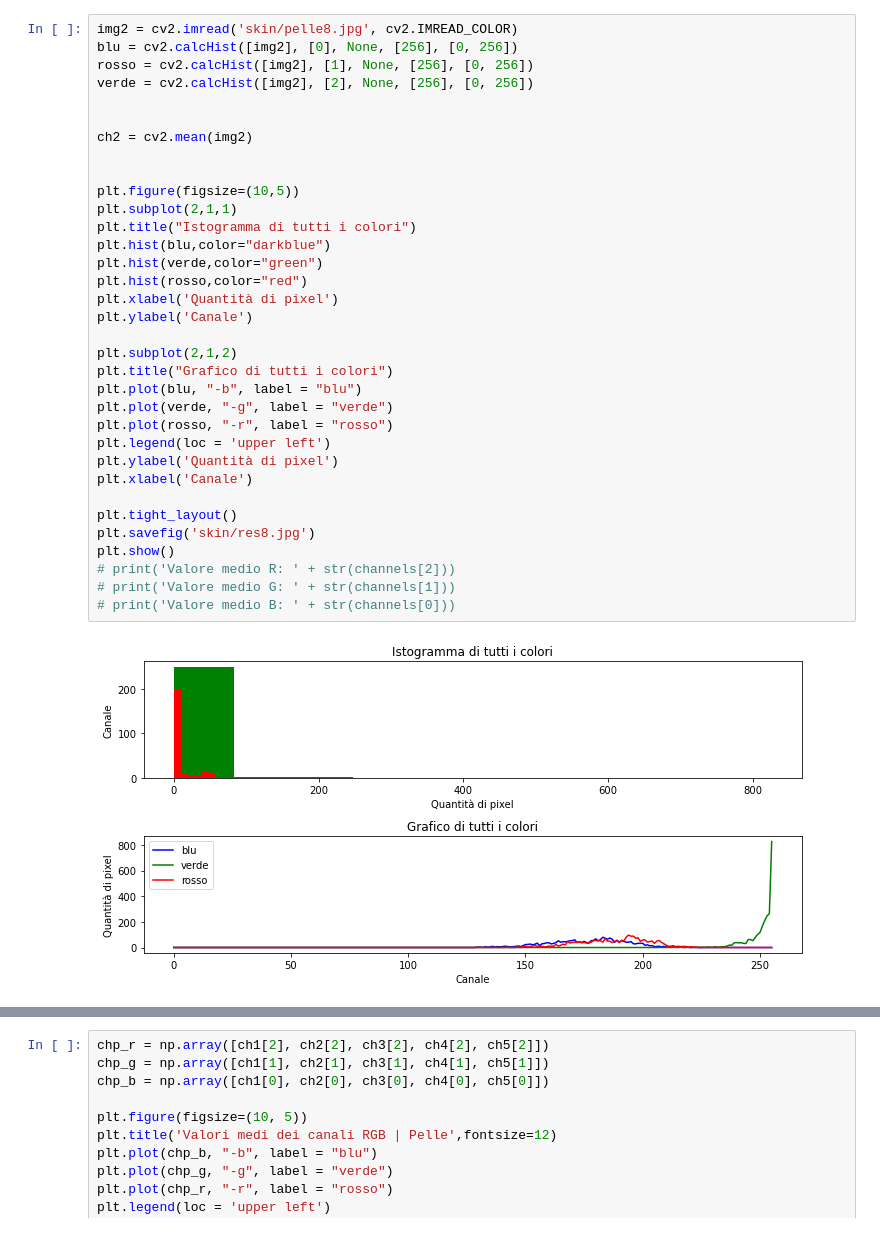
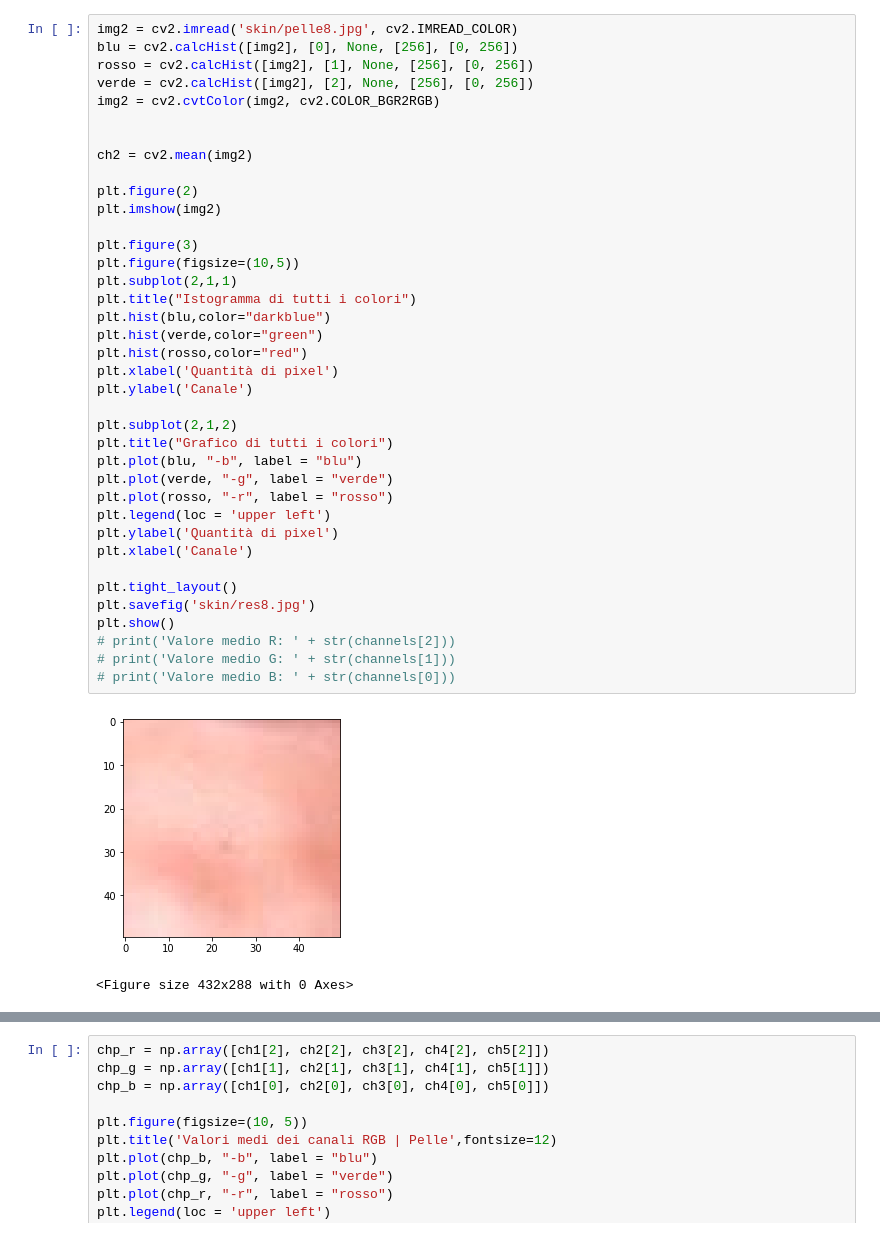
Before and after one commit to Wooler97/Skin-Detection, a Jupyter notebook: SkinPlotCode.ipynb, the cells around one changed output, grey strips where cells are left out. Cells and saved outputs as stored; diff of their text form.

```diff
--- a/SkinPlotCode.ipynb
+++ b/SkinPlotCode.ipynb
@@ -43,34 +49,39 @@ img2 = cv2.imread('skin/pelle8.jpg', cv2.IMREAD_COLOR)
 blu = cv2.calcHist([img2], [0], None, [256], [0, 256])
 rosso = cv2.calcHist([img2], [1], None, [256], [0, 256])
 verde = cv2.calcHist([img2], [2], None, [256], [0, 256])
+img2 = cv2.cvtColor(img2, cv2.COLOR_BGR2RGB)
 
 
 ch2 = cv2.mean(img2)
 
+plt.figure(2)
+plt.imshow(img2)
 
+plt.figure(3)
 plt.figure(figsize=(10,5))
 plt.subplot(2,1,1)
 plt.title("Istogramma di tutti i colori")
 plt.hist(blu,color="darkblue")
 plt.hist(verde,color="green")
 plt.hist(rosso,color="red")
 plt.xlabel('Quantità di pixel')
 plt.ylabel('Canale')
 
 plt.subplot(2,1,2)
 plt.title("Grafico di tutti i colori")
 plt.plot(blu, "-b", label = "blu")
 plt.plot(verde, "-g", label = "verde")
 plt.plot(rosso, "-r", label = "rosso")
 plt.legend(loc = 'upper left')
 plt.ylabel('Quantità di pixel')
 plt.xlabel('Canale')
 
 plt.tight_layout()
 plt.savefig('skin/res8.jpg')
 plt.show()
 # print('Valore medio R: ' + str(channels[2]))
 # print('Valore medio G: ' + str(channels[1]))
 # print('Valore medio B: ' + str(channels[0]))
 # %% [output]
-[figure, old version]
+[figure, new version]
+<Figure size 432x288 with 0 Axes>
```
Also changed, not shown: parts of 10 cells of this notebook.
